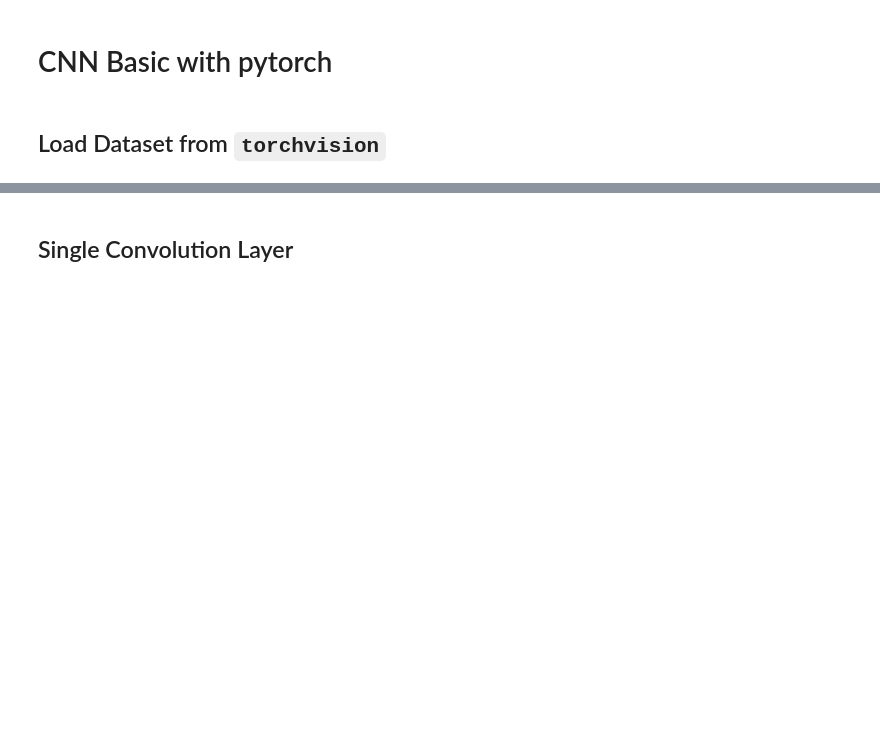
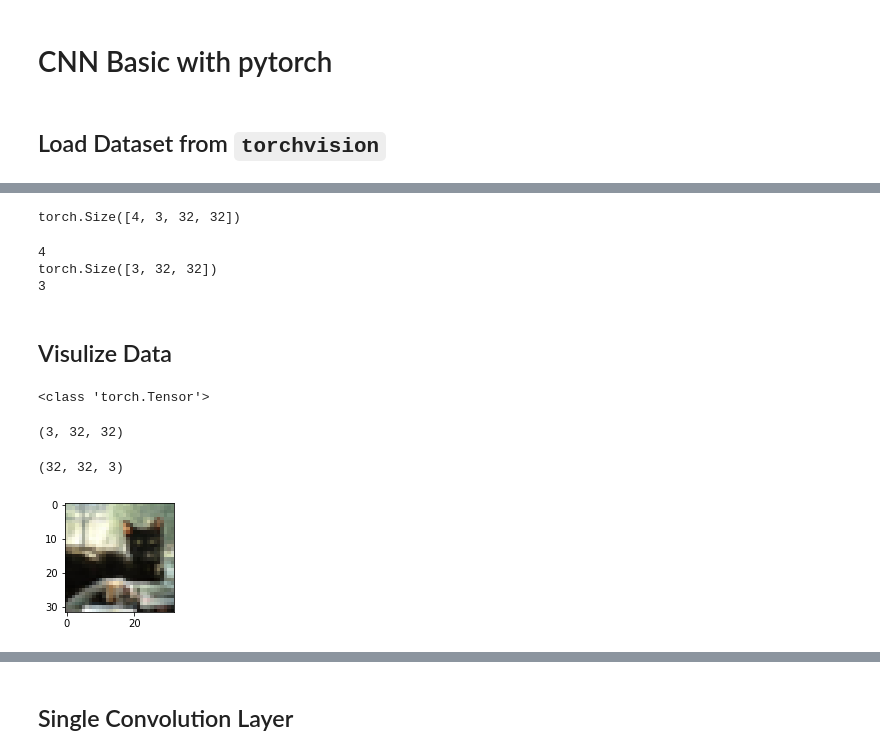
Before and after one commit to dev-SR/Deep-Learning, a Jupyter notebook: 03-cnn-basic/cnn-basic.ipynb, the cells around one changed output, grey strips where cells are left out. Saved outputs shown, nothing was run; the diff lists cells and outputs as text; code cells hidden in the pictures; blank space fills up the shorter version.

```diff
--- a/03-cnn-basic/cnn-basic.ipynb
+++ b/03-cnn-basic/cnn-basic.ipynb
@@ -18,0 +35,37 @@ import torch.nn as nn
+# %%
+dataiter = iter(trainloader)
+images,labels  = next(dataiter)
+print(images.shape) # [4, 3, 32, 32] -> [batch_size,channels,image_size(x,y)]
+# %% [output]
+torch.Size([4, 3, 32, 32])
+# %%
+print(len(images)) # 4 images per batch
+print(images[0].shape) # [3 channels, 32x32]
+print(labels[0].item())
+# %% [output]
+4
+torch.Size([3, 32, 32])
+3
+# %% [markdown]
+## Visulize Data
+# %%
+img = images[0]
+print(type(img))
+# %% [output]
+<class 'torch.Tensor'>
+# %%
+npimg = img.numpy()
+print(npimg.shape)
+# %% [output]
+(3, 32, 32)
+# %%
+npimg = np.transpose(npimg,(1,2,0))
+print(npimg.shape) # [32x32,3 channels]
+# %% [output]
+(32, 32, 3)
+# %%
+plt.figure(figsize=(2,2))
+plt.imshow(npimg)
+plt.show()
+# %% [output]
+[figure, added]
```
Also changed, not shown: parts of 42 cells of this notebook.
